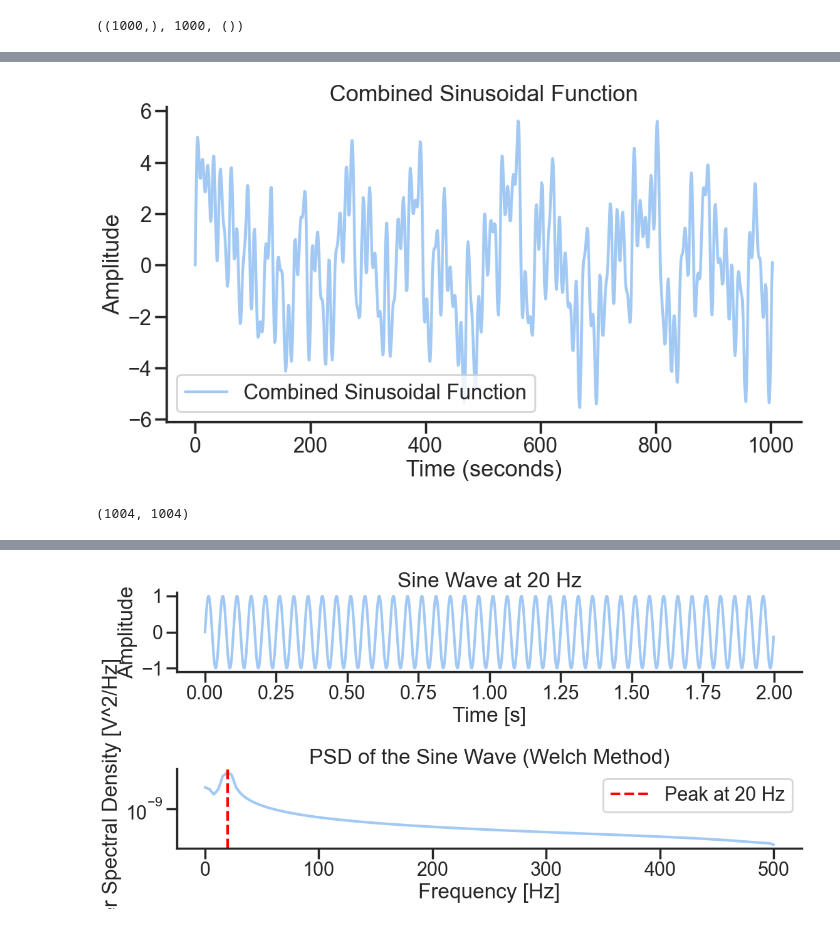
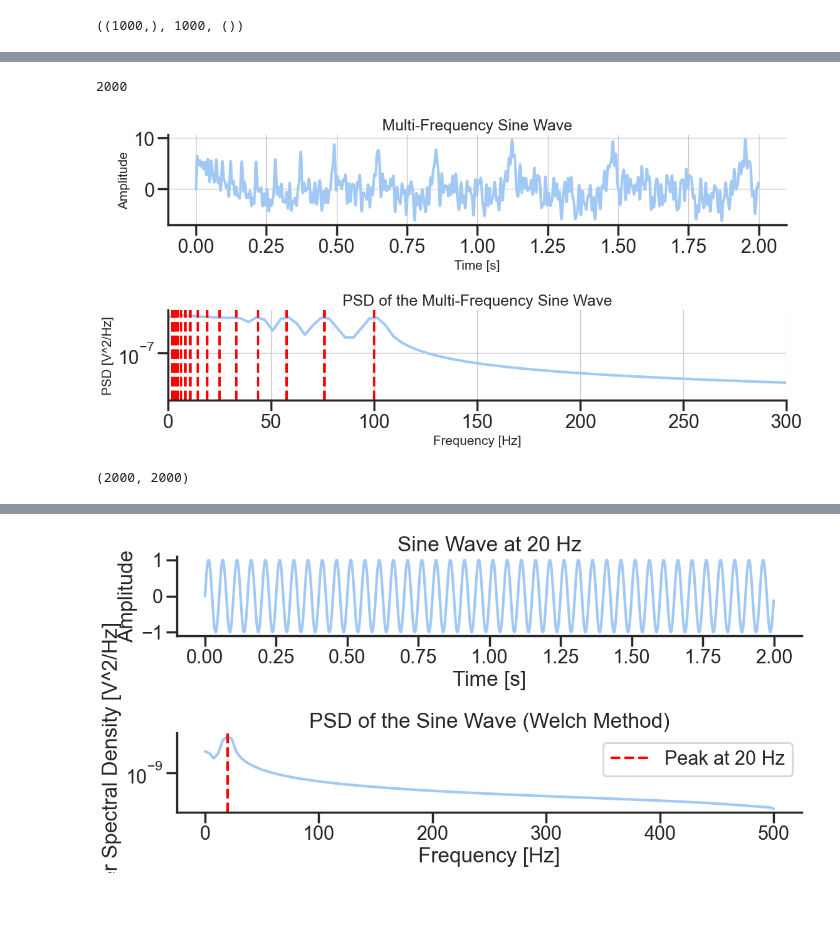
Before and after one commit to gdelfe/Ketamine_effects_on_the_brain, a Jupyter notebook: python/Phase_extraction_wavelets.ipynb, the cells around one changed output, grey strips where cells are left out. Cells and saved outputs as stored; diff of their text form; code cells hidden in the pictures.

```diff
--- a/python/Phase_extraction_wavelets.ipynb
+++ b/python/Phase_extraction_wavelets.ipynb
@@ -165,0 +151,4 @@ array([  3.98107171,   5.69581081,   8.14912747,  11.65914401,
+# %%
+# frequency range values
+freq = np.logspace(0.32, 2, num=15, endpoint=True)
+freq
@@ -166,38 +160,78 @@ array([  3.98107171,   5.69581081,   8.14912747,  11.65914401,
+# %%
+sampling_frequency = 1000  # in Hz
+duration = 2  # in seconds
+frequencies = [5, 10, 20, 40]  # Frequencies of the sine components in Hz
+
+# Time array
+t = np.arange(0, duration, 1/sampling_frequency)
+t.size
+# %% [output]
+2000
 # %%
 import numpy as np
 import matplotlib.pyplot as plt
 
+sampling_frequency = 1000  # in Hz
+duration = 2  # in seconds
+
 # Frequencies of the sin functions
-frequencies = [4, 10, 20, 50, 100]  # in Hz
+# freq = [4, 10, 20, 40]  # in Hz
 
 # Calculate the number of samples for 4 full oscillations for each frequency
 # samples_per_frequency = [int(4 * (1 / f) * fs) for f in frequencies]
-samples_per_frequency = [int(4 * (1 / f) * fs) for f in freq]
+# samples_per_frequency = [int(4 * (1 / f) * fs) for f in freq]
+# # Take the maximum to ensure all frequencies complete 4 oscillations
+# N = max(samples_per_frequency)
+# # # Time vector for N time points
+# t2 = np.arange(N) / fs
 
-
-# Take the maximum to ensure all frequencies complete 4 oscillations
-N = max(samples_per_frequency)
-
-# # Time vector for N time points
-t2 = np.arange(N) / fs
+t2 = np.arange(0, duration, 1/sampling_frequency)
 
 # Generate the combined sinusoidal function as the sum of three sin functions
 # combined_sin_wave = sum([np.sin(2 * np.pi * f * t) for f in frequencies])
-combined_sin_wave2 = sum([np.sin(2 * np.pi * f * t2) for f in freq])
+combined_sin_wave2 = sum(np.sin(2 * np.pi * f * t2) for f in freq)
+
+frequencies_psd, psd = welch(combined_sin_wave2, fs=sampling_frequency, nperseg=256)
+
 
 # Plot the combined sinusoidal function
+# plt.figure(figsize=(12, 6))
+# plt.plot(combined_sin_wave2, label='Combined Sinusoidal Function')
+# plt.title('Combined Sinusoidal Function')
+# plt.xlabel('Time (seconds)')
+# plt.ylabel('Amplitude')
+# plt.legend(loc='upper right',fontsize=10)
+# plt.show()
+
 plt.figure(figsize=(12, 6))
-plt.plot(combined_sin_wave2, label='Combined Sinusoidal Function')
-plt.title('Combined Sinusoidal Function')
-plt.xlabel('Time (seconds)')
-plt.ylabel('Amplitude')
-plt.legend()
+
+# Sine wave plot
+plt.subplot(2, 1, 1)
+plt.plot(t2, combined_sin_wave2)
+plt.title('Multi-Frequency Sine Wave',fontsize=18)
+plt.xlabel('Time [s]',fontsize=15)
+plt.ylabel('Amplitude',fontsize=15)
+plt.grid(linewidth=1)
+
+# PSD plot
+plt.subplot(2, 1, 2)
+plt.semilogy(frequencies_psd, psd)
+plt.title('PSD of the Multi-Frequency Sine Wave',fontsize=18)
+plt.xlabel('Frequency [Hz]',fontsize=15)
+plt.ylabel('PSD [V^2/Hz]',fontsize=15)
+for f in freq:
+    plt.axvline(x=f, color='r', linestyle='--', label='{} Hz'.format(int(f)))
+# plt.legend()
+plt.xlim([0,300])
+plt.grid(linewidth=1)
+
+plt.tight_layout()
 plt.show()
 
 t2.size, combined_sin_wave2.size
 # %% [output]
-[figure, old version]
+[figure, new version]
-(1004, 1004)
+(2000, 2000)
 # %%
 from scipy.signal import hilbert, butter, filtfilt
 from scipy.signal import morlet
```
Also changed, not shown: parts of 23 cells of this notebook.
